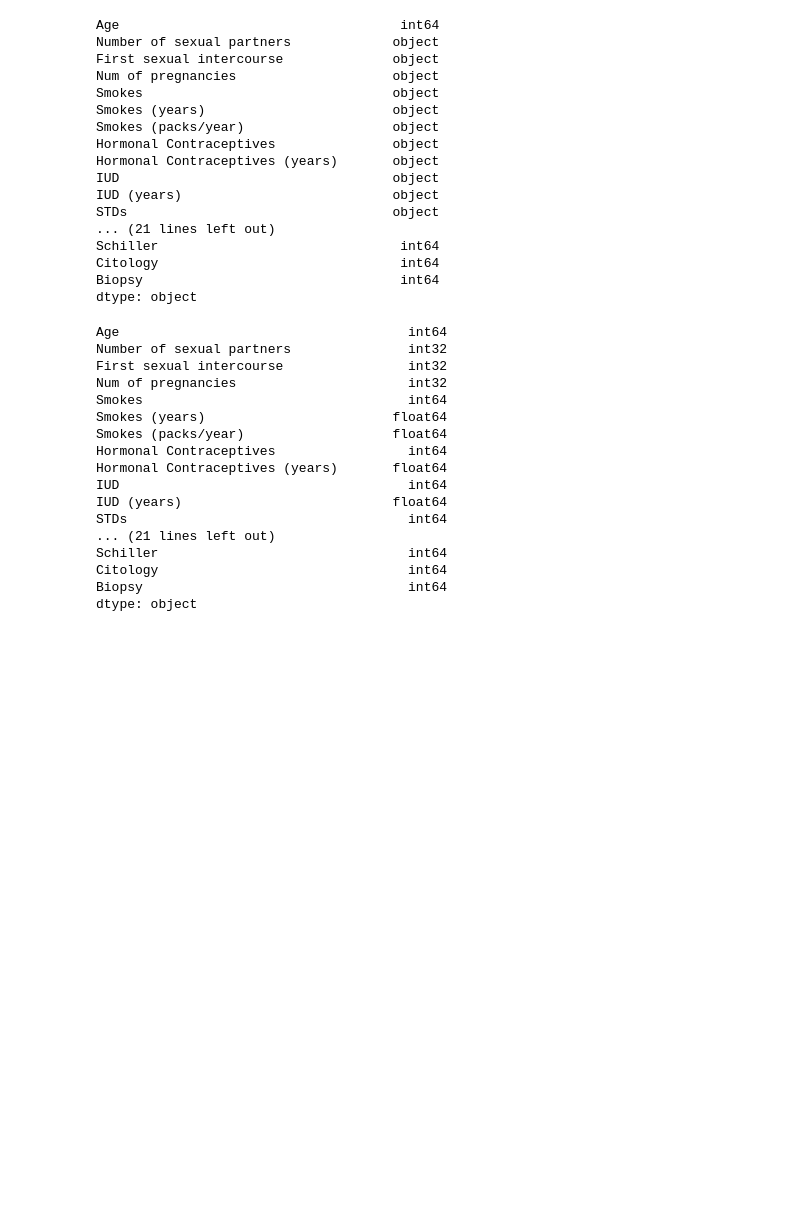
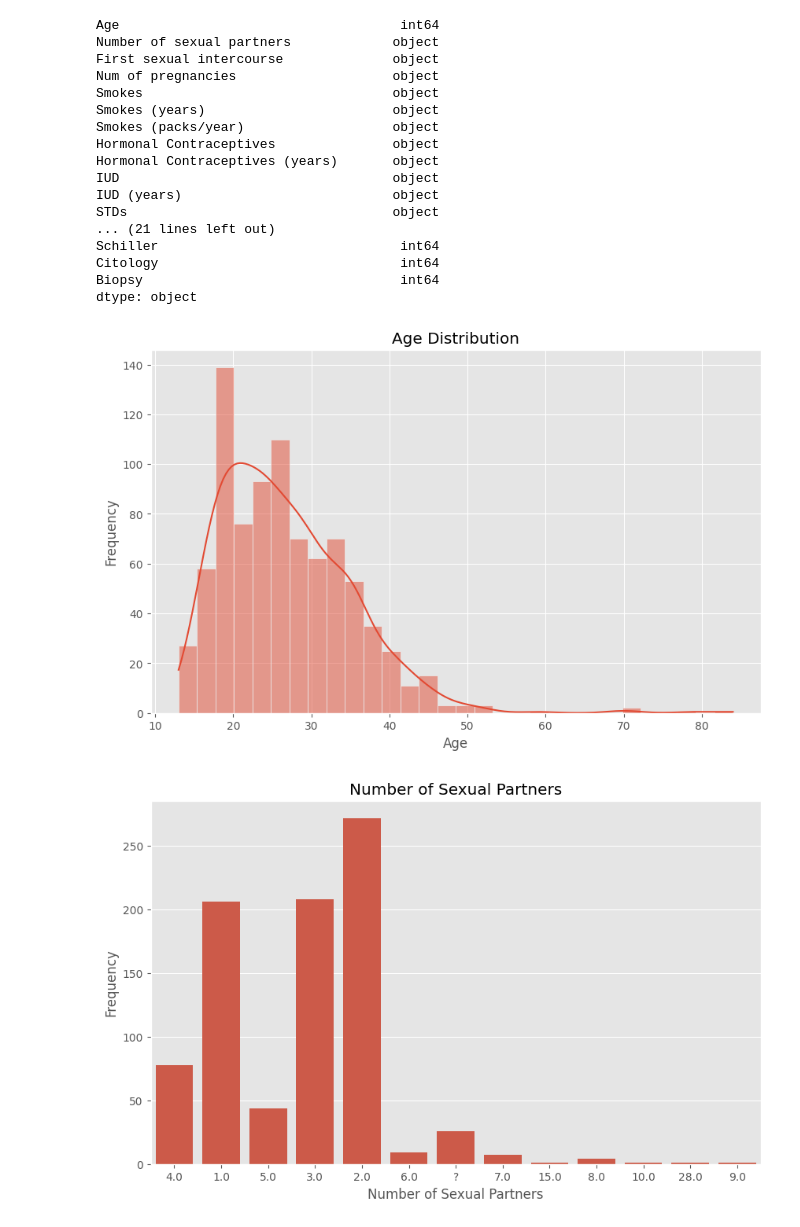
Before and after one commit to bl33h/cervicalCancerRiskFactors, a Jupyter notebook: src/cervicalCancerRiskFactors.ipynb, the cells around one changed output. Cells and saved outputs as stored; diff of their text form; code cells hidden in the pictures; blank space fills up the shorter version.

Commit message:
age, sexual partners number and smoking graphs

```diff
--- a/src/cervicalCancerRiskFactors.ipynb
+++ b/src/cervicalCancerRiskFactors.ipynb
@@ -89,21 +58,27 @@ dfN.to_csv('data/cleanedCervicalCancerRiskFactors.csv', index=False)
-# %%
-dataTypesN = dfN.dtypes
-print(dataTypesN)
-# %% [output]
-Age                                     int64
-Number of sexual partners               int32
-First sexual intercourse                int32
-Num of pregnancies                      int32
-Smokes                                  int64
-Smokes (years)                        float64
-Smokes (packs/year)                   float64
-Hormonal Contraceptives                 int64
-Hormonal Contraceptives (years)       float64
-IUD                                     int64
-IUD (years)                           float64
-STDs                                    int64
-... (21 lines left out)
-Schiller                                int64
-Citology                                int64
-Biopsy                                  int64
-dtype: object
+# %%
+# continuous variables
+plt.figure(figsize=(10, 6))
+sns.histplot(df['Age'], bins=30, kde=True)
+plt.title('Age Distribution')
+plt.xlabel('Age')
+plt.ylabel('Frequency')
+plt.show()
+
+# discrete variables
+plt.figure(figsize=(10, 6))
+sns.countplot(x='Number of sexual partners', data=df)
+plt.title('Number of Sexual Partners')
+plt.xlabel('Number of Sexual Partners')
+plt.ylabel('Frequency')
+plt.show()
+
+# categorical variables
+plt.figure(figsize=(10, 6))
+sns.countplot(x='Smokes', data=df)
+plt.title('Smokers vs Non-Smokers')
+plt.xlabel('Smokes')
+plt.ylabel('Frequency')
+plt.show()
+# %% [output]
+[figure, added]
+[figure, added]
```
Also changed, not shown: parts of 2 cells of this notebook, 1 other file.
